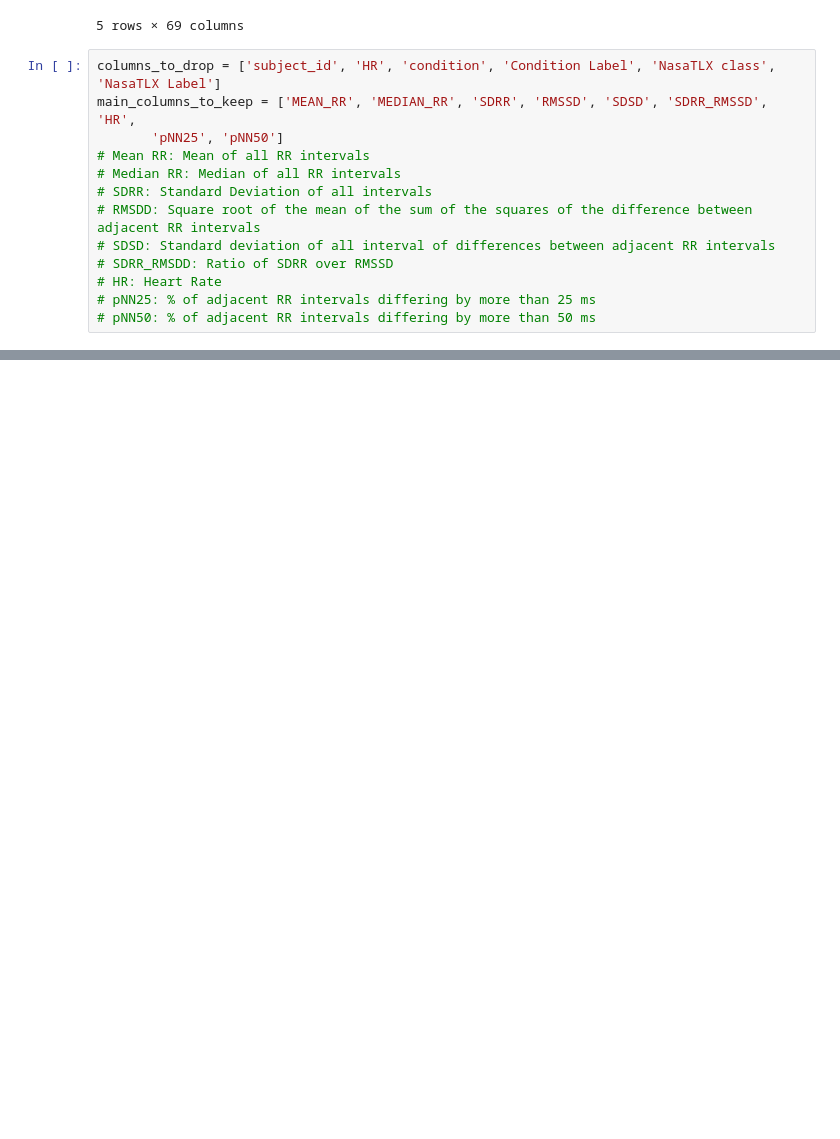
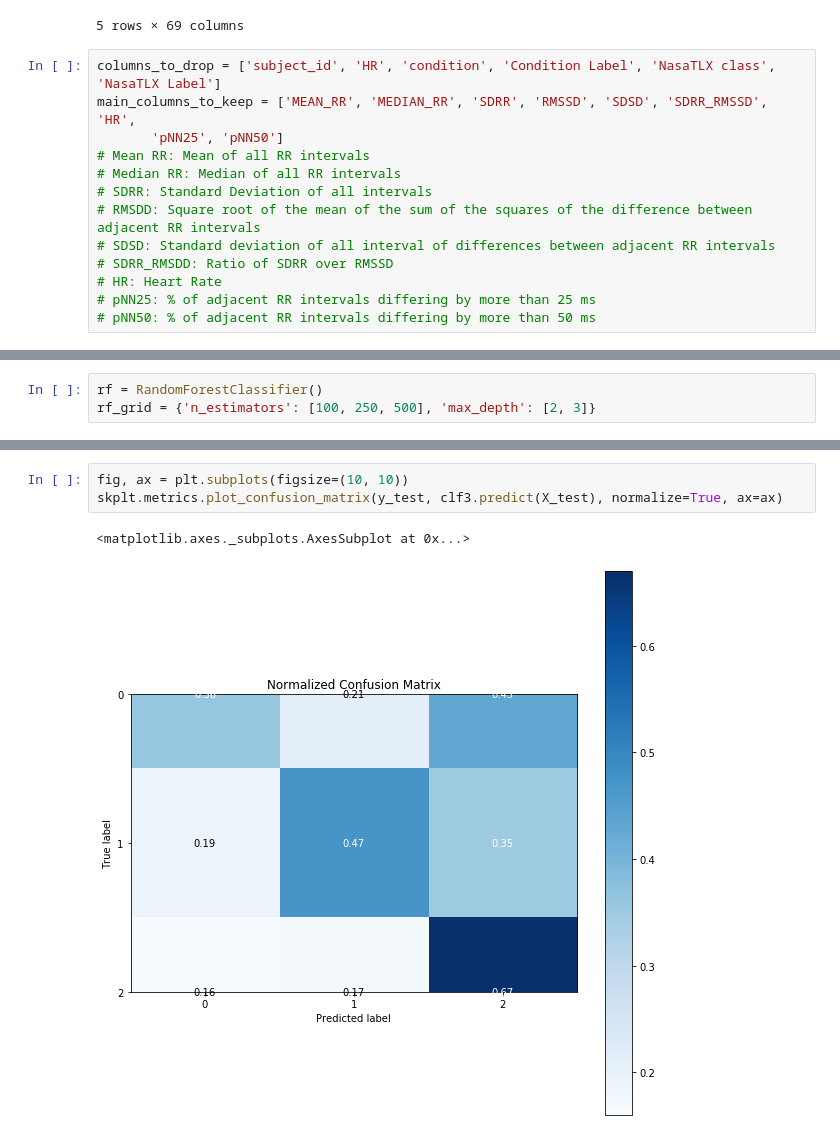
Before and after one commit to SachinGokal/capstone-two, a Jupyter notebook: notebooks/processed.ipynb, the cells around one changed output, grey strips where cells are left out. Cells and saved outputs as stored; diff of their text form; blank space fills up the shorter version.

```diff
--- a/notebooks/processed.ipynb
+++ b/notebooks/processed.ipynb
@@ -519,0 +212,3 @@ sorted(list(zip(cols, calibrated_rf.best_estimator_.feature_importances_)), key=
+# %%
+rf = RandomForestClassifier()
+rf_grid = {'n_estimators': [100, 250, 500], 'max_depth': [2, 3]}
@@ -519,0 +249,6 @@ sorted(list(zip(cols, calibrated_rf.best_estimator_.feature_importances_)), key=
+# %%
+fig, ax = plt.subplots(figsize=(10, 10))
+skplt.metrics.plot_confusion_matrix(y_test, clf3.predict(X_test), normalize=True, ax=ax)
+# %% [output]
+<matplotlib.axes._subplots.AxesSubplot at 0x...>
+[figure, added]
```
Also changed, not shown: parts of 52 cells of this notebook, 3 other files.
